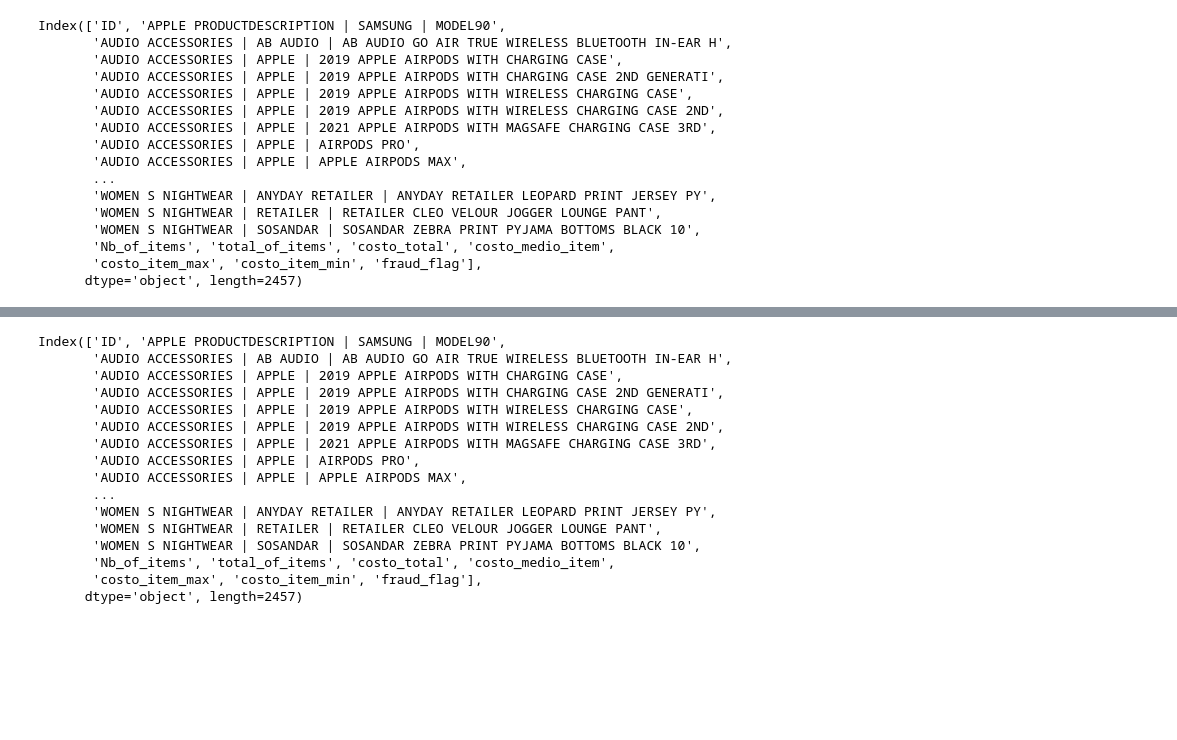
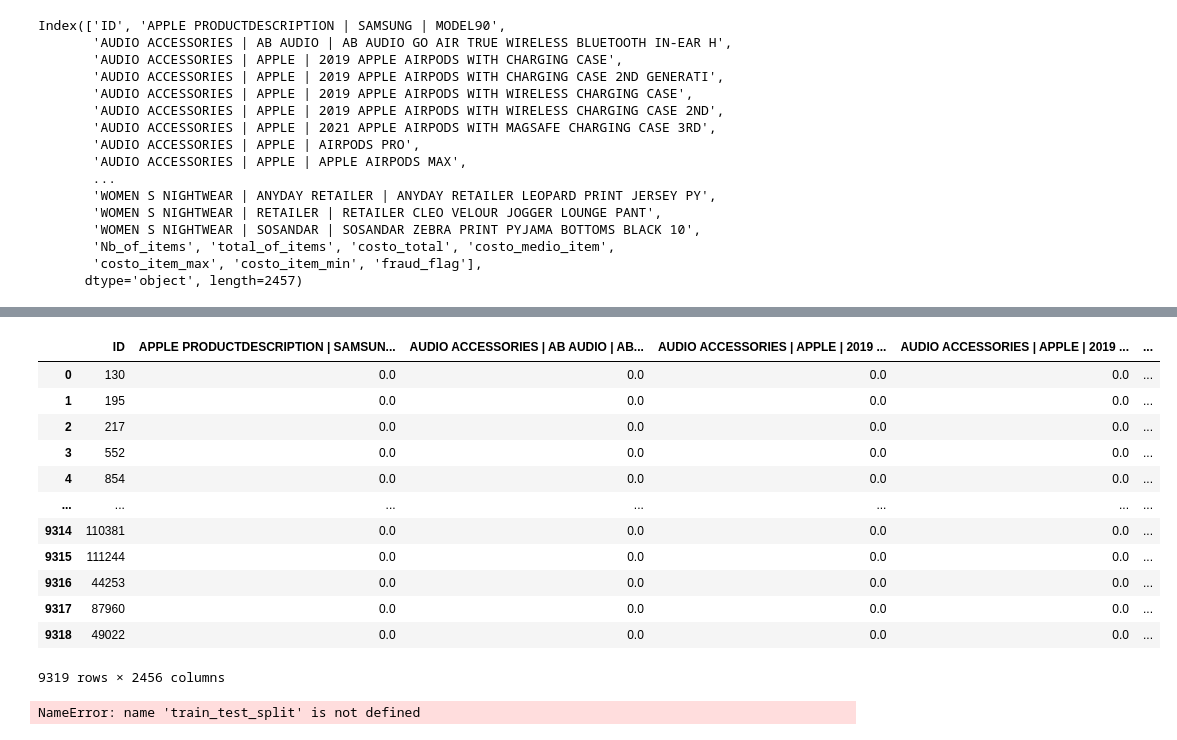
Before and after one commit to guillermocadena/niche_of_fraudsters, a Jupyter notebook: nicho_de_fraudes.ipynb, the cells around one changed output, grey strips where cells are left out. Saved outputs shown, nothing was run; the diff lists cells and outputs as text; code cells hidden in the pictures; blank space fills up the shorter version.

```diff
--- a/nicho_de_fraudes.ipynb
+++ b/nicho_de_fraudes.ipynb
@@ -120,20 +158,0 @@ dtype: float64
-# %%
-numericas_cols = datos.select_dtypes('number').columns
-numericas_cols
-# %% [output]
-Index(['ID', 'APPLE PRODUCTDESCRIPTION | SAMSUNG | MODEL90',
-       'AUDIO ACCESSORIES | AB AUDIO | AB AUDIO GO AIR TRUE WIRELESS BLUETOOTH IN-EAR H',
-       'AUDIO ACCESSORIES | APPLE | 2019 APPLE AIRPODS WITH CHARGING CASE',
-       'AUDIO ACCESSORIES | APPLE | 2019 APPLE AIRPODS WITH CHARGING CASE 2ND GENERATI',
-       'AUDIO ACCESSORIES | APPLE | 2019 APPLE AIRPODS WITH WIRELESS CHARGING CASE',
-       'AUDIO ACCESSORIES | APPLE | 2019 APPLE AIRPODS WITH WIRELESS CHARGING CASE 2ND',
-       'AUDIO ACCESSORIES | APPLE | 2021 APPLE AIRPODS WITH MAGSAFE CHARGING CASE 3RD',
-       'AUDIO ACCESSORIES | APPLE | AIRPODS PRO',
-       'AUDIO ACCESSORIES | APPLE | APPLE AIRPODS MAX',
-       ...
-       'WOMEN S NIGHTWEAR | ANYDAY RETAILER | ANYDAY RETAILER LEOPARD PRINT JERSEY PY',
-       'WOMEN S NIGHTWEAR | RETAILER | RETAILER CLEO VELOUR JOGGER LOUNGE PANT',
-       'WOMEN S NIGHTWEAR | SOSANDAR | SOSANDAR ZEBRA PRINT PYJAMA BOTTOMS BLACK 10',
-       'Nb_of_items', 'total_of_items', 'costo_total', 'costo_medio_item',
-       'costo_item_max', 'costo_item_min', 'fraud_flag'],
-      dtype='object', length=2457)
@@ -141,0 +159,27 @@ pd.crosstab(datos[col], datos['Abandono'], normalize='index').round(2).sort_valu
+# %%
+X = datos.drop('fraud_flag', axis=1)
+# %%
+X
+# %% [output]
+|  | ID | APPLE PRODUCTDESCRIPTION | SAMSUN... | AUDIO ACCESSORIES | AB AUDIO | AB... | AUDIO ACCESSORIES | APPLE | 2019 ... | AUDIO ACCESSORIES | APPLE | 2019 ... | ... |
+| 0 | 130 | 0.0 | 0.0 | 0.0 | 0.0 | ... |
+| 1 | 195 | 0.0 | 0.0 | 0.0 | 0.0 | ... |
+| 2 | 217 | 0.0 | 0.0 | 0.0 | 0.0 | ... |
+| 3 | 552 | 0.0 | 0.0 | 0.0 | 0.0 | ... |
+| 4 | 854 | 0.0 | 0.0 | 0.0 | 0.0 | ... |
+| ... | ... | ... | ... | ... | ... | ... |
+| 9314 | 110381 | 0.0 | 0.0 | 0.0 | 0.0 | ... |
+| 9315 | 111244 | 0.0 | 0.0 | 0.0 | 0.0 | ... |
+| 9316 | 44253 | 0.0 | 0.0 | 0.0 | 0.0 | ... |
+| 9317 | 87960 | 0.0 | 0.0 | 0.0 | 0.0 | ... |
+| 9318 | 49022 | 0.0 | 0.0 | 0.0 | 0.0 | ... |
+9319 rows × 2456 columns
+# %%
+# Dividir datos en entrenamiento y prueba
+X_train, X_test , y_train, y_test = train_test_split(X, y,
+                                                     test_size=0.2,
+                                                     shuffle=True,
+                                                     random_state=9
+                                                     )
+# %% [output]
+NameError: name 'train_test_split' is not defined
```
Also changed, not shown: parts of 8 cells of this notebook.
